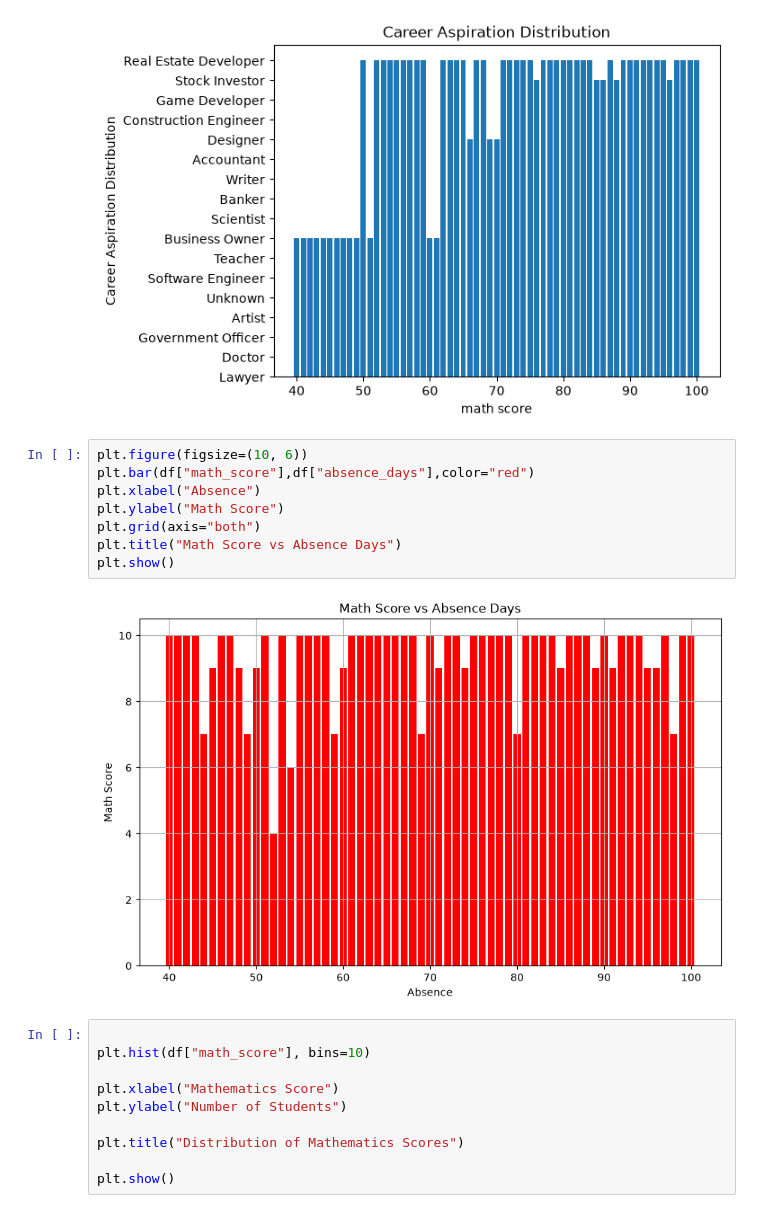
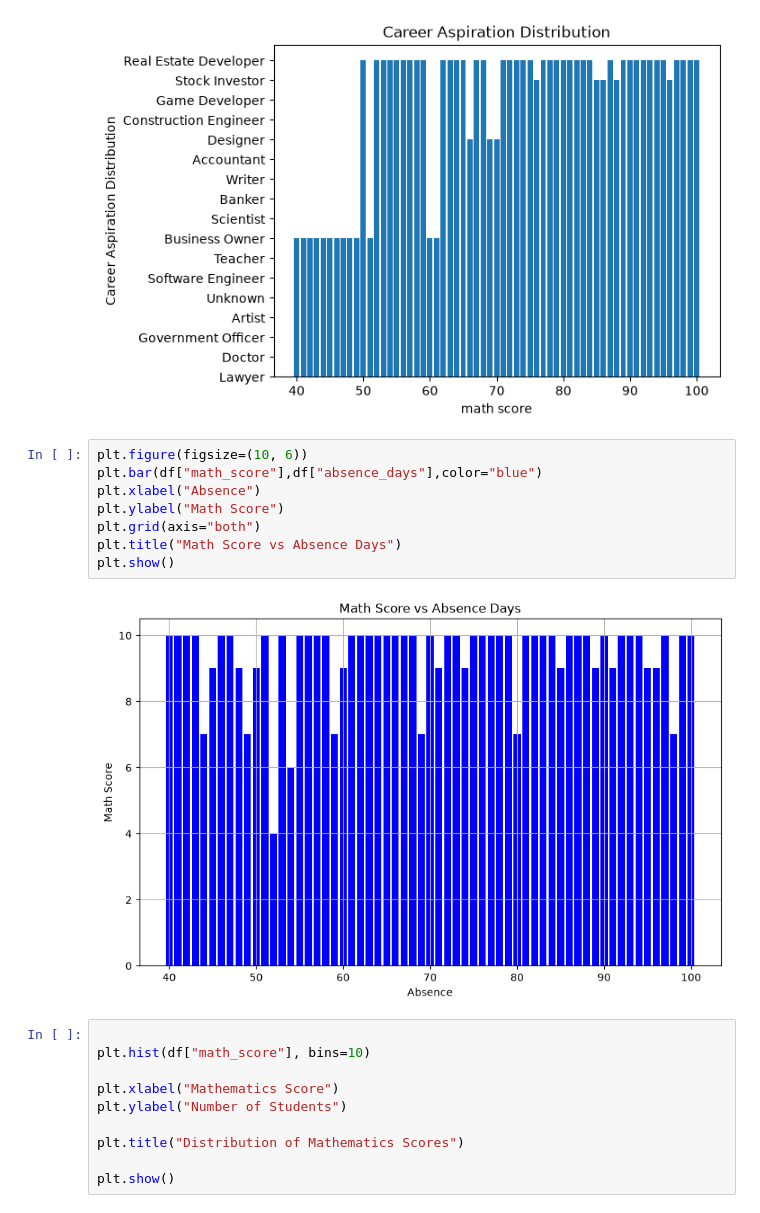
Before and after one commit to Brian-kirwa/myfirst_ml_projects, a Jupyter notebook: python.ipynb, the cells around one changed output. Drawn from its saved outputs; the diff is of its cells as text.

```diff
--- a/python.ipynb
+++ b/python.ipynb
@@ -56,14 +56,14 @@ plt.show()
 [figure]
 # %%
 plt.figure(figsize=(10, 6))
-plt.bar(df["math_score"],df["absence_days"],color="red")
+plt.bar(df["math_score"],df["absence_days"],color="blue")
 plt.xlabel("Absence")
 plt.ylabel("Math Score")
 plt.grid(axis="both")
 plt.title("Math Score vs Absence Days")
 plt.show()
 # %% [output]
-[figure, old version]
+[figure, new version]
 # %%
 
 plt.hist(df["math_score"], bins=10)
```
Also changed, not shown: parts of 16 cells of this notebook.
